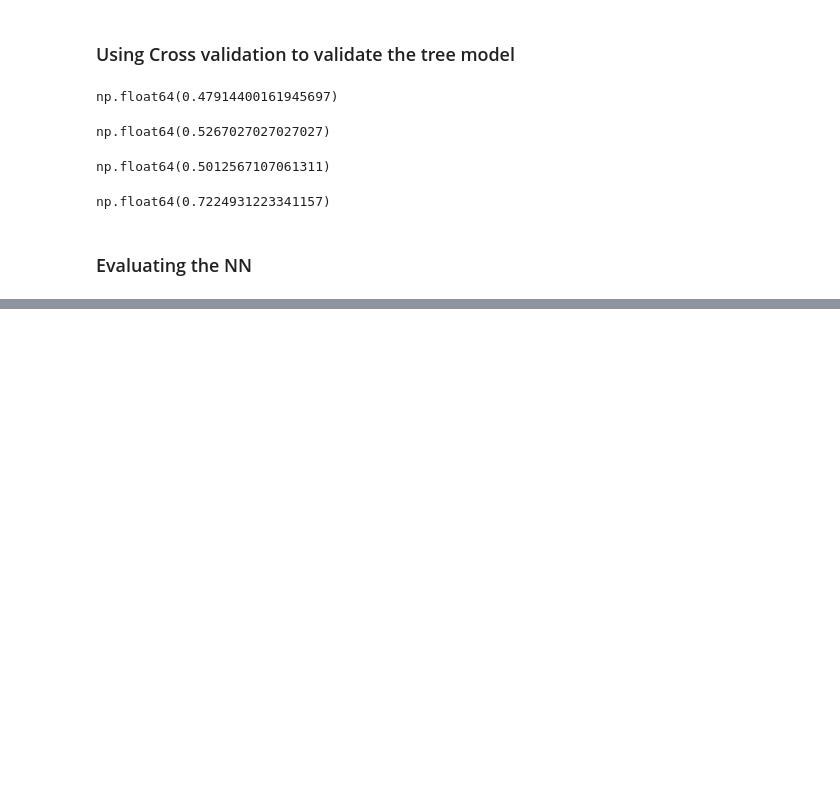
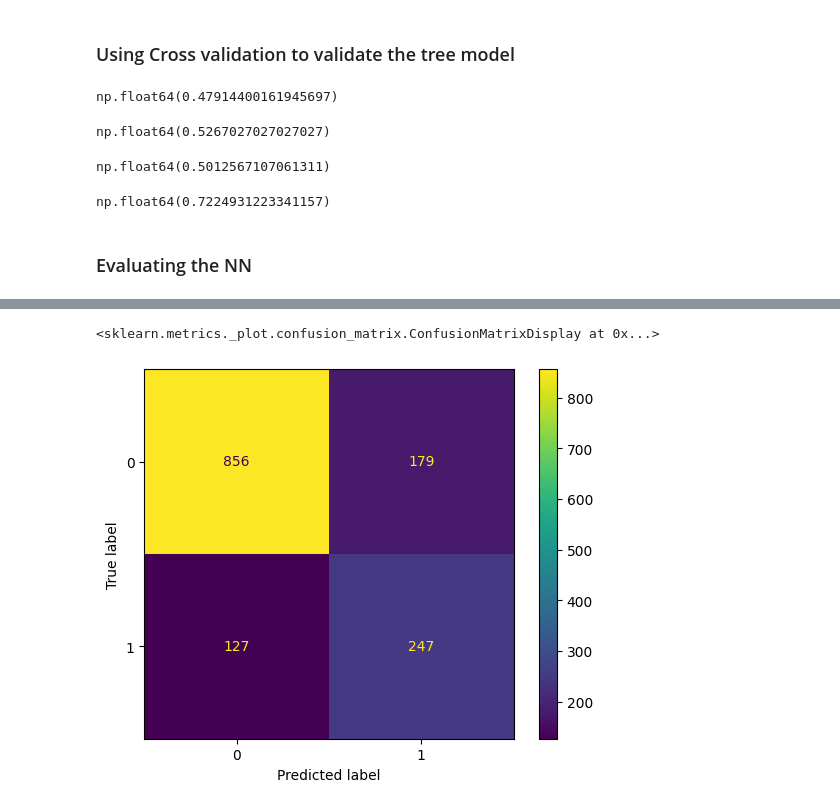
Before and after one commit to savi664/MachineLearningProject, a Jupyter notebook: 2425575.ipynb, the cells around one changed output, grey strips where cells are left out. Saved outputs shown, nothing was run; the diff lists cells and outputs as text; code cells hidden in the pictures; blank space fills up the shorter version.

```diff
--- a/2425575.ipynb
+++ b/2425575.ipynb
@@ -199,6 +199,6 @@ array([[ 1.        ,  0.        ,  0.        , ...,  0.10237124,
 ### Decision tree Model
 # %%
 treeClassifier = DecisionTreeClassifier(random_state=42)
-treeClassifier.fit(X_resampled, y_resampled)
+treeClassifier.fit(X_train_processed, y_train)
 treeClassifier.score(X_test_processed,y_test)
 # %% [output]
@@ -489,2 +489,5 @@ NN_predictions = best_nn_model.predict(X_test_processed)
 # %%
-ConfusionMatrixDisplay.from_predictions(y_test,tree_prediction)
+ConfusionMatrixDisplay.from_predictions(y_test,NN_predictions.round())
+# %% [output]
+<sklearn.metrics._plot.confusion_matrix.ConfusionMatrixDisplay at 0x...>
+[figure, added]
```
Also changed, not shown: parts of 3 cells of this notebook.
